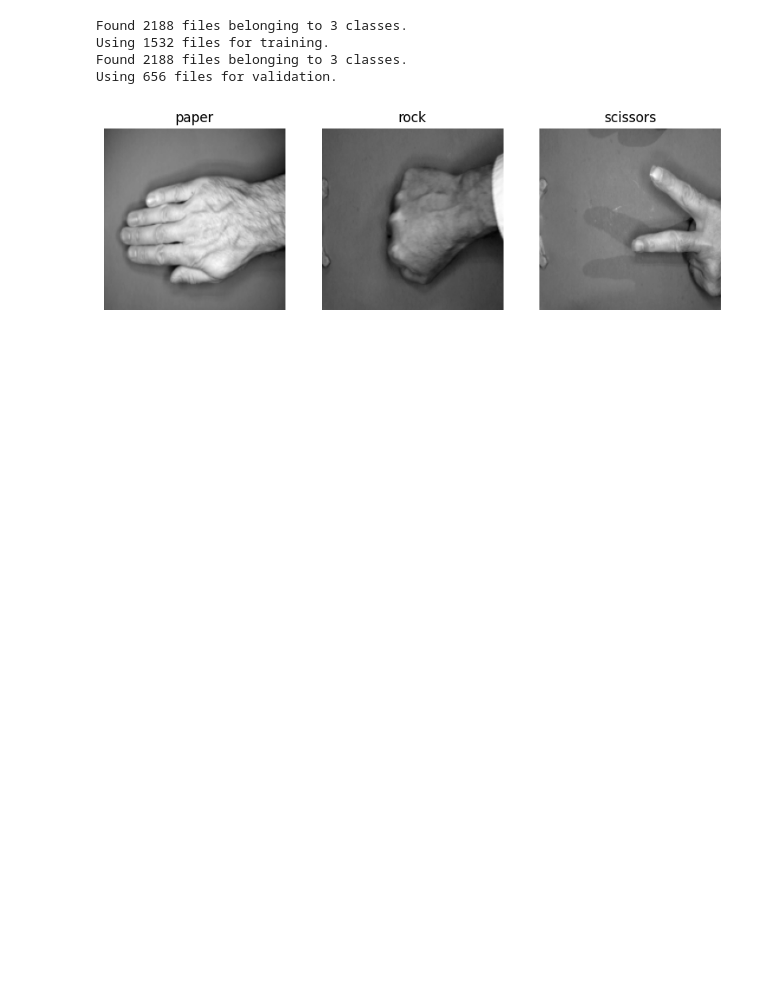
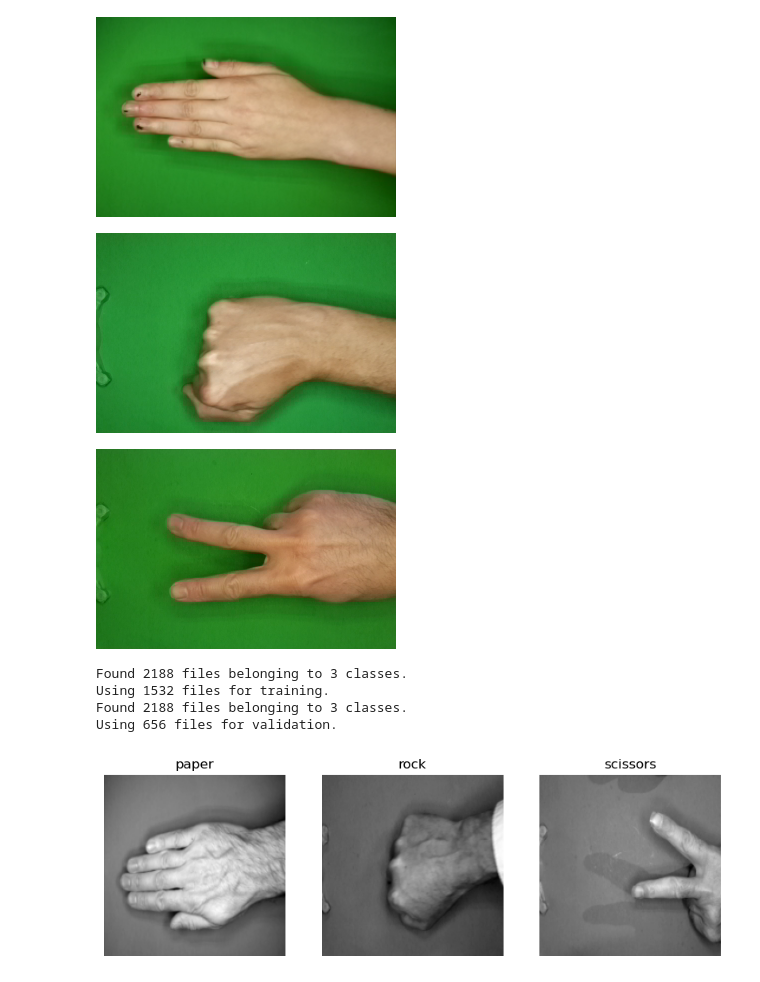
Before and after one commit to WildSheepChaser/StatML, a Jupyter notebook: main.ipynb, the cells around one changed output. Saved outputs shown, nothing was run; the diff lists cells and outputs as text; code cells hidden in the pictures; blank space fills up the shorter version.

```diff
--- a/main.ipynb
+++ b/main.ipynb
@@ -15,3 +17,14 @@ from keras.callbacks import CSVLogger
+# %%
+paper= Image.open('./train/paper/2IOsxsG8AaxntdJM.png')
+paper.show()
+rock= Image.open('./train/rock/2DdERUV7Te8ivywq.png')
+rock.show()
+scissors= Image.open('./train/scissors/2DEYFsJ27UgVqv3W.png')
+scissors.show()
+# %% [output]
+[figure, added]
+[figure, added]
+[figure, added]
 # %%
 
 train_ds = tf.keras.utils.image_dataset_from_directory(
```
Also changed, not shown: parts of 30 cells of this notebook.
